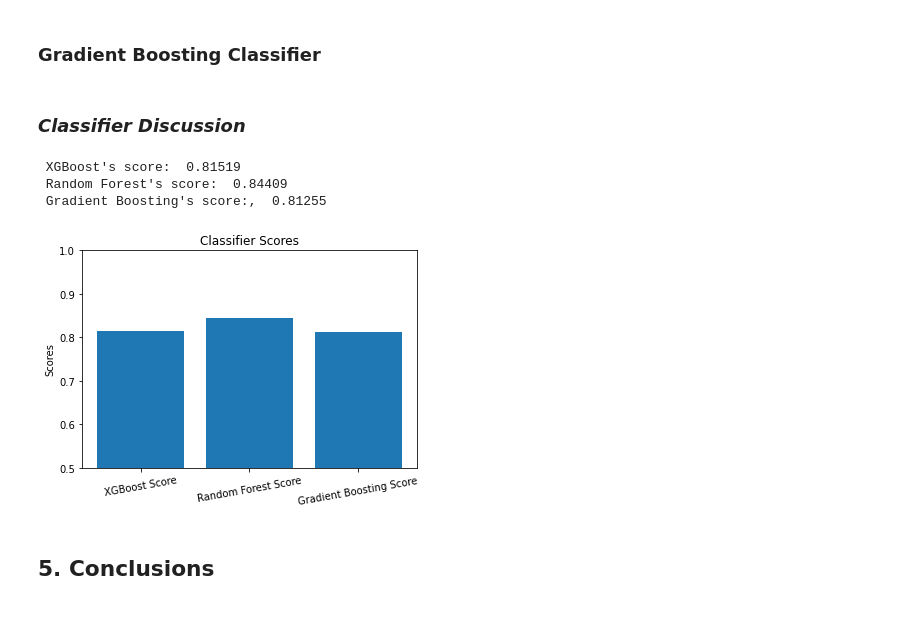
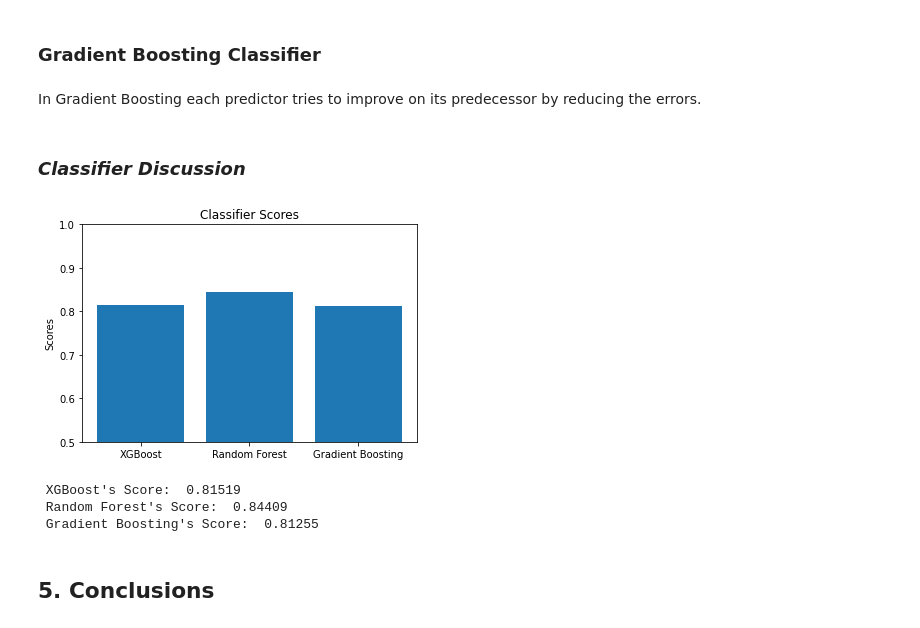
Before and after one commit to flpsantos3/PD_part3, a Jupyter notebook: PD03_P3.ipynb, the cells around one changed output. Cells and saved outputs as stored; diff of their text form; code cells hidden in the pictures.

```diff
--- a/PD03_P3.ipynb
+++ b/PD03_P3.ipynb
@@ -733,0 +736,14 @@ MAE: 2076.0455621236038
+# %%
+from sklearn.ensemble import VotingClassifier
+from sklearn.neighbors import KNeighborsClassifier
+from sklearn.linear_model import RidgeClassifier
+from sklearn.svm import LinearSVC
+
+knr_vote = KNeighborsClassifier(n_neighbors = 7,weights = 'distance', algorithm = 'brute')
+svr_vote = LinearSVC(random_state=0, tol=1e-05)
+modelsNames = [('KNeighborsClassifier',knr_vote),
+               ('LinearSVR',svr_vote),
+               ('ridge', RidgeClassifier())]
+
+votingClassifier = VotingClassifier(voting = 'hard',estimators= modelsNames)
+votingClassifier.fit(X_train_scaled, y_train)
@@ -757,6 +773,8 @@ rfc_scores = cross_val_score(rfc, X_train_scaled, y_train, cv=5)
 rfc_score = rfc_scores.mean()
 # %% [markdown]
 ### Gradient Boosting Classifier
+# %% [markdown]
+In Gradient Boosting each predictor tries to improve on its predecessor by reducing the errors.
 # %%
 gbc = GradientBoostingClassifier(n_estimators=100, learning_rate=1.0, max_depth=1, random_state=1).fit(X_train_scaled, y_train)
 gbc_scores = gbc.score(X_test_scaled, y_test)
@@ -764,27 +782,24 @@ gbc_score = gbc_scores.mean()
 # %% [markdown]
 ### *Classifier Discussion*
 # %%
-print("\n XGBoost's score: ", "{:.5f}".format(xgb_score),
-      "\n Random Forest's score: ", "{:.5f}".format(rfc_score),
-      "\n Gradient Boosting's score:, ", "{:.5f}".format(gbc_score))
+scores_total = (xgb_score, rfc_score, gbc_score)
+names = ('XGBoost', 'Random Forest', 'Gradient Boosting')
+y_pos = np.arange(len(scores_total))
+plt.bar(names, scores_total, align='center')
+plt.xticks(y_pos, names)
+plt.ylabel('Scores')
+plt.title('Classifier Scores')
+plt.ylim([0.5, 1])
+plt.show()
+
+print("\n XGBoost's Score: ", "{:.5f}".format(xgb_score),
+"\n Random Forest's Score: ", "{:.5f}".format(rfc_score),
+"\n Gradient Boosting's Score: ", "{:.5f}".format(gbc_score))
 # %% [output]
+[figure, added]
- XGBoost's score:  0.81519
- Random Forest's score:  0.84409
- Gradient Boosting's score:,  0.81255
+ XGBoost's Score:  0.81519
+ Random Forest's Score:  0.84409
+ Gradient Boosting's Score:  0.81255
-# %%
-scores_total = (xgb_score, rfc_score, gbc_score)
-names = ('XGBoost Score', 'Random Forest Score', 'Gradient Boosting Score')
-y_pos = np.arange(len(scores_total))
-
-plt.bar(names, scores_total, align='center')
-plt.xticks(y_pos, names)
-plt.ylabel('Scores')
-plt.title('Classifier Scores')
-plt.ylim([0.5, 1])
-plt.xticks(rotation = 10)
-plt.show()
-# %% [output]
-[figure, removed]
 # %% [markdown]
 ## 5. Conclusions
 # %% [markdown]
```
Also changed, not shown: parts of 11 cells of this notebook.
